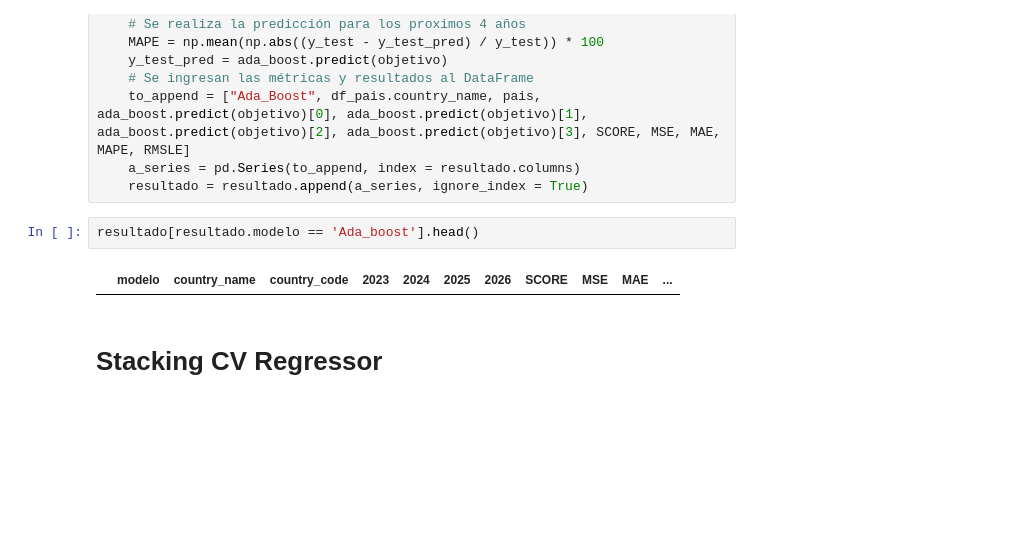
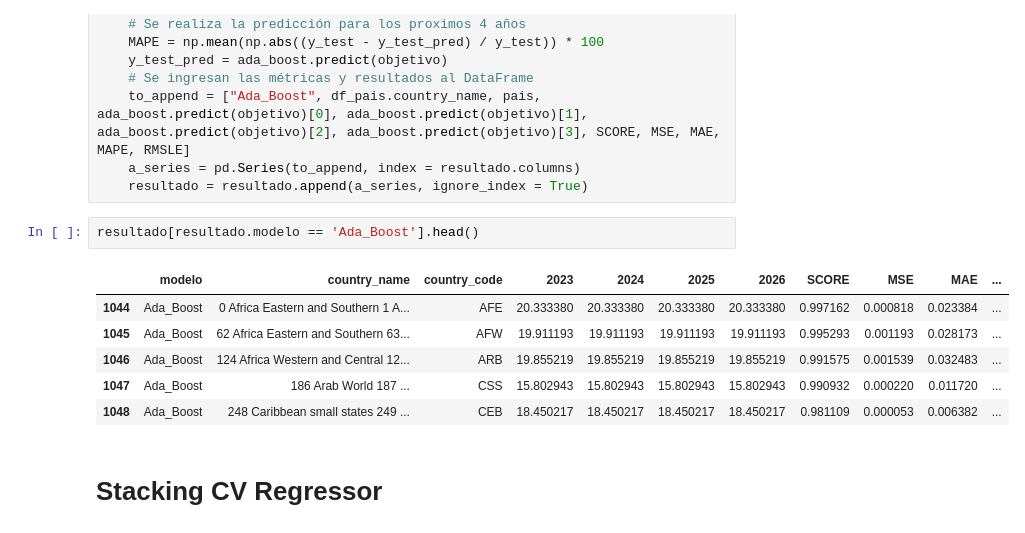
Before and after one commit to AlbertoLandinWork/etl_worldbank_api, a Jupyter notebook: machine_learning.ipynb, the cells around one changed output. Drawn from its saved outputs; the diff is of its cells as text; blank space fills up the shorter version.

```diff
--- a/machine_learning.ipynb
+++ b/machine_learning.ipynb
@@ -226,9 +226,14 @@ for pais in paises:
     a_series = pd.Series(to_append, index = resultado.columns)
     resultado = resultado.append(a_series, ignore_index = True)
 # %%
-resultado[resultado.modelo == 'Ada_boost'].head()
+resultado[resultado.modelo == 'Ada_Boost'].head()
 # %% [output]
 |  | modelo | country_name | country_code | 2023 | 2024 | 2025 | 2026 | SCORE | MSE | MAE | ... |
+| 1044 | Ada_Boost | 0 Africa Eastern and Southern 1 A... | AFE | 20.333380 | 20.333380 | 20.333380 | 20.333380 | 0.997162 | 0.000818 | 0.023384 | ... |
+| 1045 | Ada_Boost | 62 Africa Eastern and Southern 63... | AFW | 19.911193 | 19.911193 | 19.911193 | 19.911193 | 0.995293 | 0.001193 | 0.028173 | ... |
+| 1046 | Ada_Boost | 124 Africa Western and Central 12... | ARB | 19.855219 | 19.855219 | 19.855219 | 19.855219 | 0.991575 | 0.001539 | 0.032483 | ... |
+| 1047 | Ada_Boost | 186 Arab World 187 ... | CSS | 15.802943 | 15.802943 | 15.802943 | 15.802943 | 0.990932 | 0.000220 | 0.011720 | ... |
+| 1048 | Ada_Boost | 248 Caribbean small states 249 ... | CEB | 18.450217 | 18.450217 | 18.450217 | 18.450217 | 0.981109 | 0.000053 | 0.006382 | ... |
 # %% [markdown]
 # Stacking CV Regressor
 # %%
```
Also changed, not shown: parts of 12 cells of this notebook, 5 other files.
